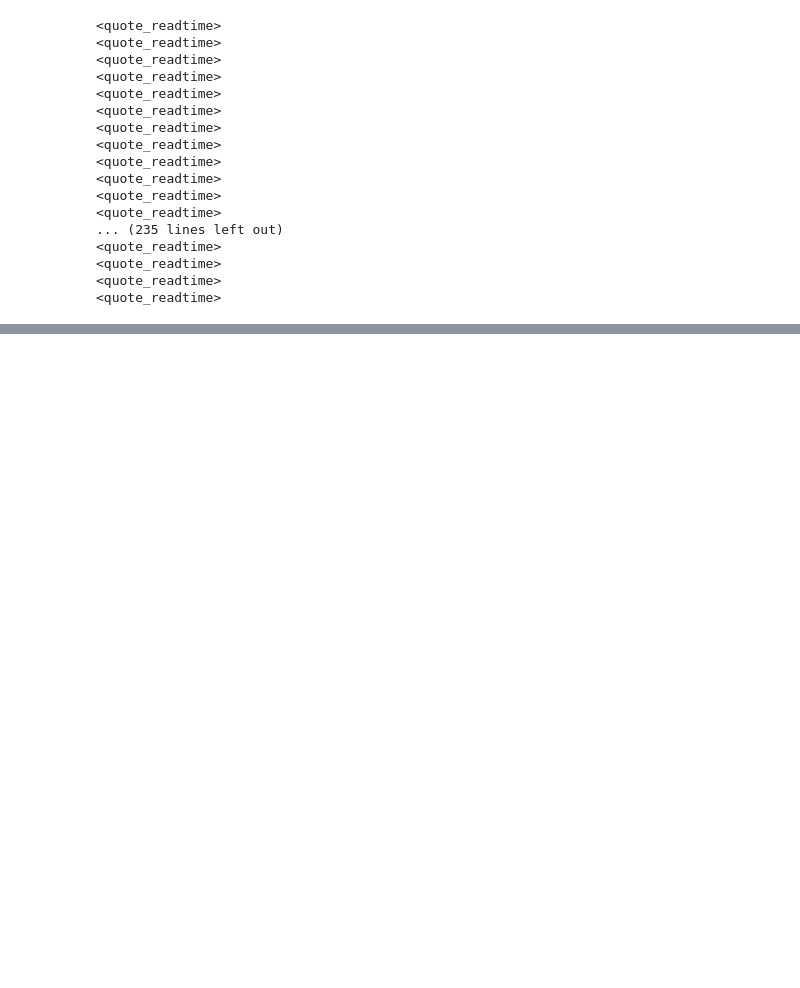
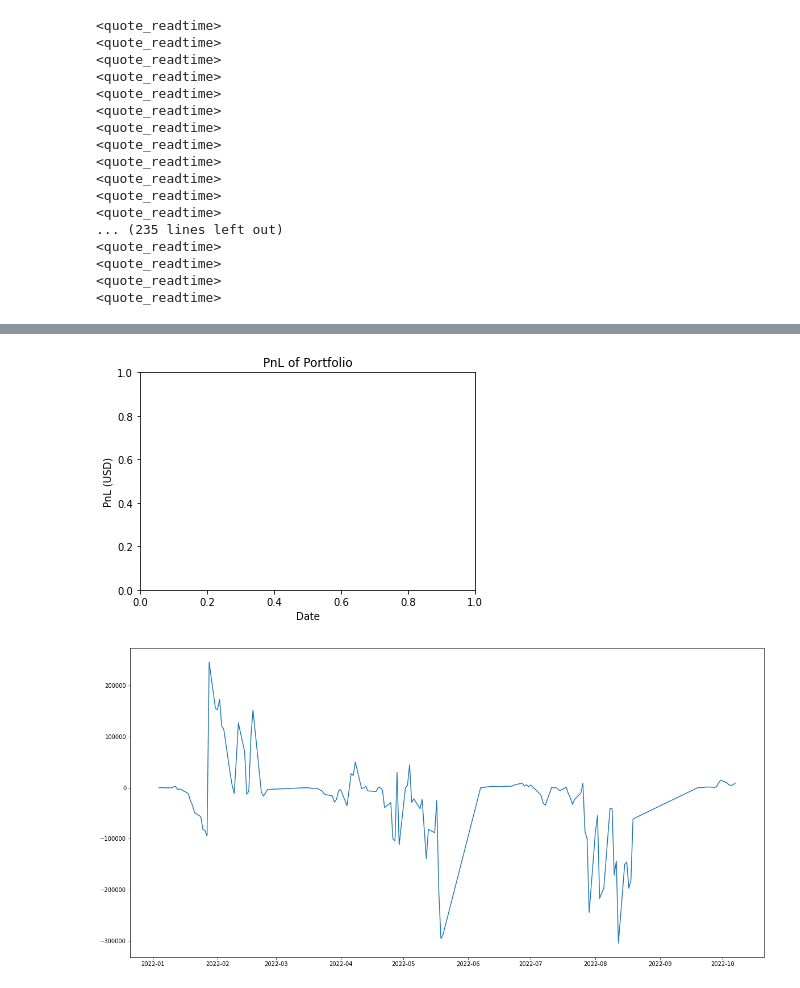
Before and after one commit to bananacheesepotato/derivatives_SP23, a Jupyter notebook: project.ipynb, the cells around one changed output, grey strips where cells are left out. Drawn from its saved outputs; the diff is of its cells as text; code cells hidden in the pictures; blank space fills up the shorter version.

```diff
--- a/project.ipynb
+++ b/project.ipynb
@@ -377,0 +688,10 @@ def runDeltaHedge(optStrike, optExp, entryDate):
+# %%
+def signal_ratio(df_aapl, df_qqq):
+    aapl_iv = (df_aapl.c_iv.astype(float) + df_aapl.p_iv.astype(float)) / 2
+    qqq_iv = (df_qqq.c_iv.astype(float) + df_qqq.p_iv.astype(float)) / 2
+    df = pd.DataFrame()
+    df["date"] = df_qqq["date"]
+    df["signal_ratio"] = aapl_iv / qqq_iv
+    return df
+signal_ratios = signal_ratio(closest_options_aapl, closest_options_qqq)
+signal_ratios
@@ -377,0 +727,25 @@ def runDeltaHedge(optStrike, optExp, entryDate):
+# %%
+def find_top(lo,hi):
+  dhl = signal_ratios[(signal_ratios['signal_ratio'] > lo) & (signal_ratios['signal_ratio'] < hi)]
+  dhl = dhl[dhl['date']<datetime(2022,9,17)]
+  dgl = closest_options_aapl.loc[closest_options_aapl['date'].isin(dhl['date'])]
+  dgl = dgl[['date','strike','dte']]
+  dgl['dte'] = dgl.apply(lambda row: row.date + timedelta(int(row.dte+0.1)), axis=1)
+  return dgl
+
+closest_options_aapl
+xx = find_top(1.1,5)
+# %%
+def plotPnl(pnlDict):
+    dayArr = []
+    pnlArr = []
+    for day, pnl in sorted(pnlDict.items()):
+        date_object = datetime.strptime(day, '%Y-%m-%d').date()
+        dayArr.append(date_object)
+        pnlArr.append(pnl)
+    plt.title("PnL of Portfolio")
+    plt.xlabel("Date")
+    plt.ylabel("PnL (USD)")
+    plt.figure(figsize=(20,10))
+    plt.plot(dayArr, pnlArr)
+    plt.show()
@@ -377,0 +768,10 @@ def runDeltaHedge(optStrike, optExp, entryDate):
+# %%
+dic = {}
+for index, row in xx.iterrows():
+  print(f"{row['dte'].to_pydatetime()}, {row['date'].to_pydatetime()}")
+  if(row['dte']<datetime(2022,6,10) or row['dte']>datetime(2022,6,25)):
+    dic = runDeltaHedge1(row['strike'],row['dte'].to_pydatetime(),row['date'].to_pydatetime(),1,dic)
+  # else:
+  #   dic = runDeltaHedge1(row['strike'],row['dte'].to_pydatetime(),row['date'].to_pydatetime(),0,dic)
+plotPnl(dic)
+# %% [output]
@@ -377,0 +795,2 @@ def runDeltaHedge(optStrike, optExp, entryDate):
+[figure, added]
+[figure, added]
```
Also changed, not shown: parts of 23 cells of this notebook.
